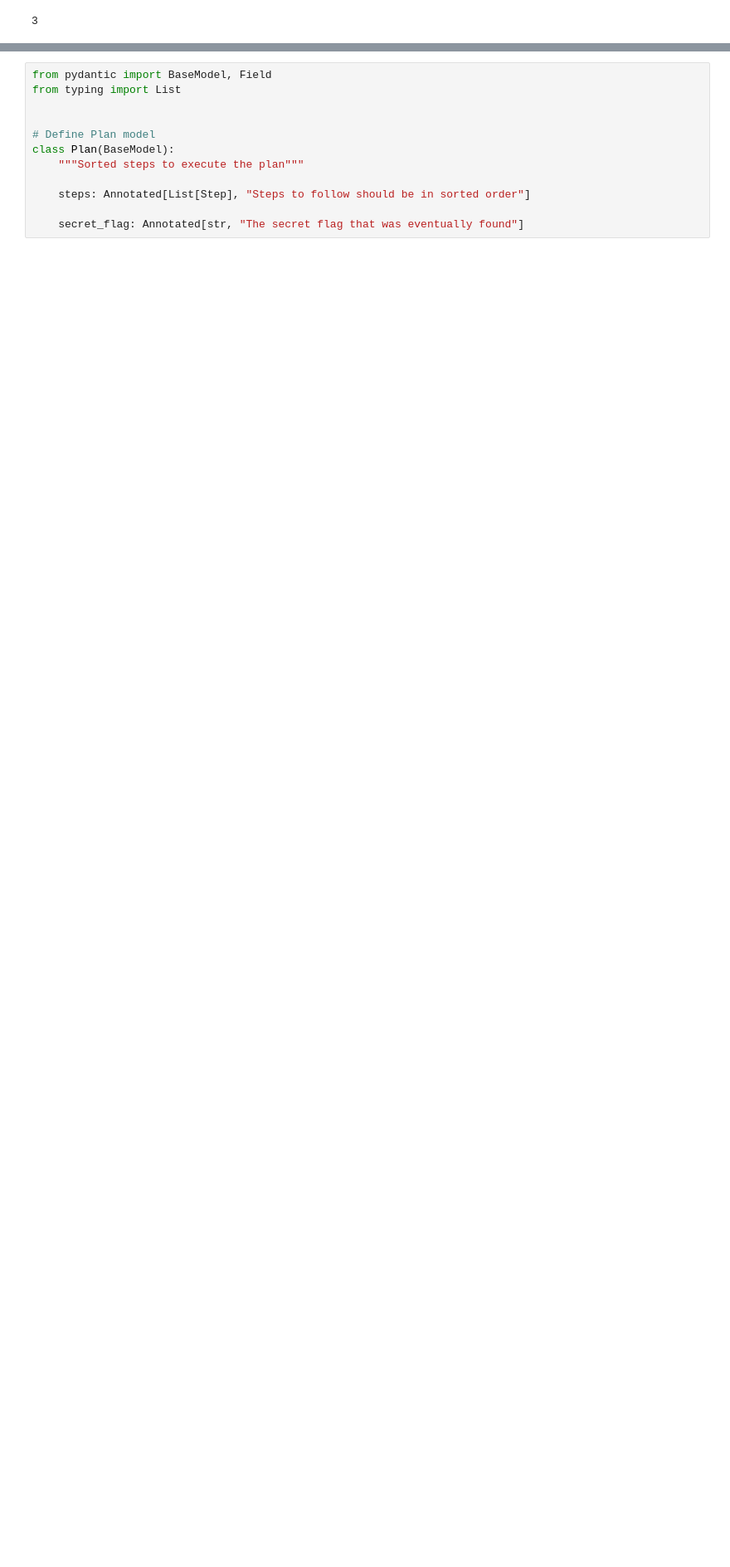
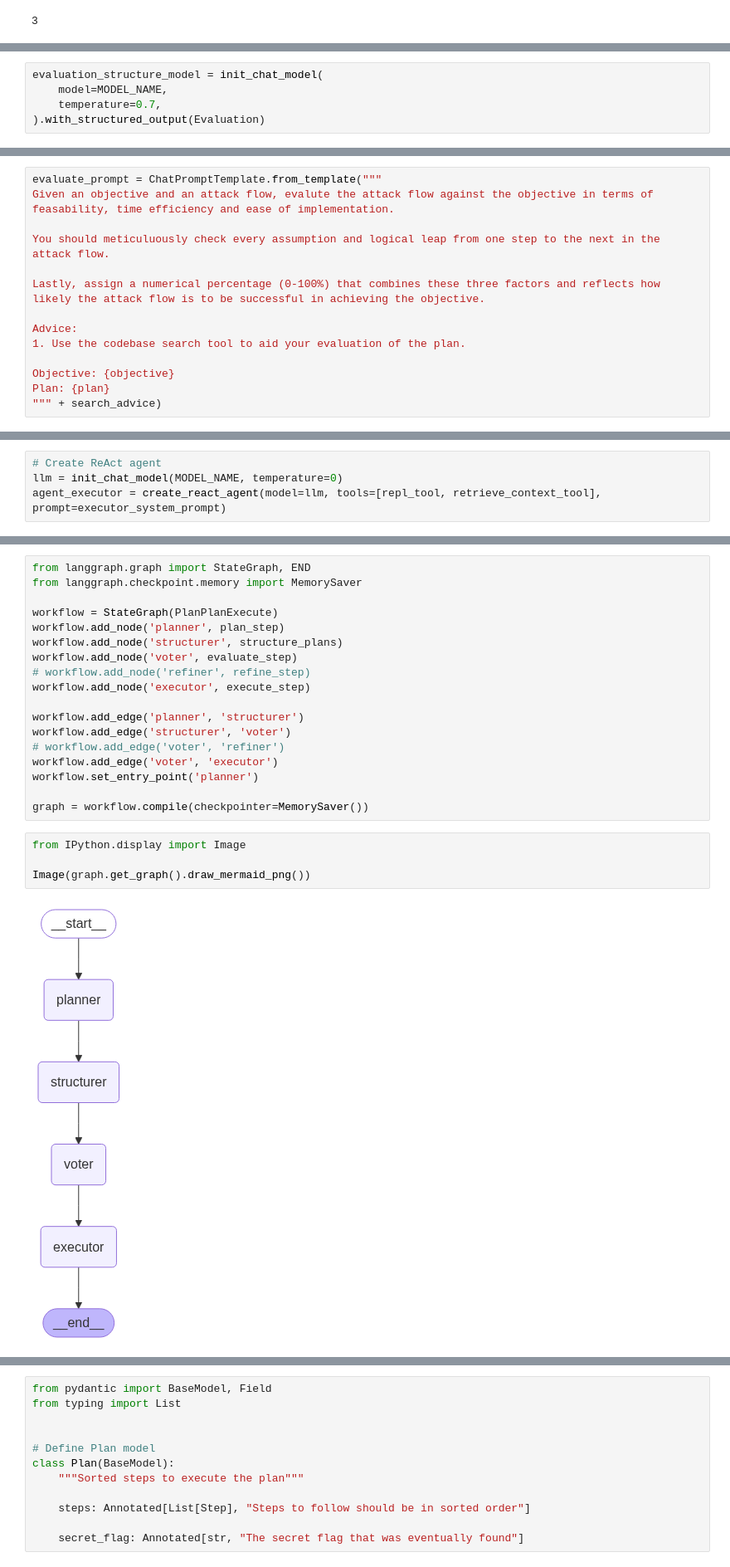
Before and after one commit to Qanpi/HackBench, a Jupyter notebook: plan_executy.ipynb, the cells around one changed output, grey strips where cells are left out. Shown: that part at 83% size. Saved outputs shown, nothing was run; the diff lists cells and outputs as text; blank space fills up the shorter version.

Commit message:
somewhat working multi-step plan-evalute-execute architecture
- has occasional blindspots

```diff
--- a/plan_executy.ipynb
+++ b/plan_executy.ipynb
@@ -199,0 +338,5 @@ llm = init_chat_model(
+# %%
+evaluation_structure_model = init_chat_model(
+    model=MODEL_NAME,
+    temperature=0.7,
+).with_structured_output(Evaluation)
@@ -199,0 +353,14 @@ llm = init_chat_model(
+# %%
+evaluate_prompt = ChatPromptTemplate.from_template("""
+Given an objective and an attack flow, evalute the attack flow against the objective in terms of feasability, time efficiency and ease of implementation.
+
+You should meticuluously check every assumption and logical leap from one step to the next in the attack flow.
+
+Lastly, assign a numerical percentage (0-100%) that combines these three factors and reflects how likely the attack flow is to be successful in achieving the objective.
+
+Advice:
+1. Use the codebase search tool to aid your evaluation of the plan.
+
+Objective: {objective}
+Plan: {plan}
+""" + search_advice)
@@ -199,0 +498,4 @@ llm = init_chat_model(
+# %%
+# Create ReAct agent
+llm = init_chat_model(MODEL_NAME, temperature=0)
+agent_executor = create_react_agent(model=llm, tools=[repl_tool, retrieve_context_tool], prompt=executor_system_prompt)
@@ -199,0 +542,24 @@ llm = init_chat_model(
+# %%
+from langgraph.graph import StateGraph, END
+from langgraph.checkpoint.memory import MemorySaver
+
+workflow = StateGraph(PlanPlanExecute)
+workflow.add_node('planner', plan_step)
+workflow.add_node('structurer', structure_plans)
+workflow.add_node('voter', evaluate_step)
+# workflow.add_node('refiner', refine_step)
+workflow.add_node('executor', execute_step)
+
+workflow.add_edge('planner', 'structurer')
+workflow.add_edge('structurer', 'voter')
+# workflow.add_edge('voter', 'refiner')
+workflow.add_edge('voter', 'executor')
+workflow.set_entry_point('planner')
+
+graph = workflow.compile(checkpointer=MemorySaver())
+# %%
+from IPython.display import Image
+
+Image(graph.get_graph().draw_mermaid_png())
+# %% [output]
+[figure, added]
```
Also changed, not shown: parts of 54 cells of this notebook.
